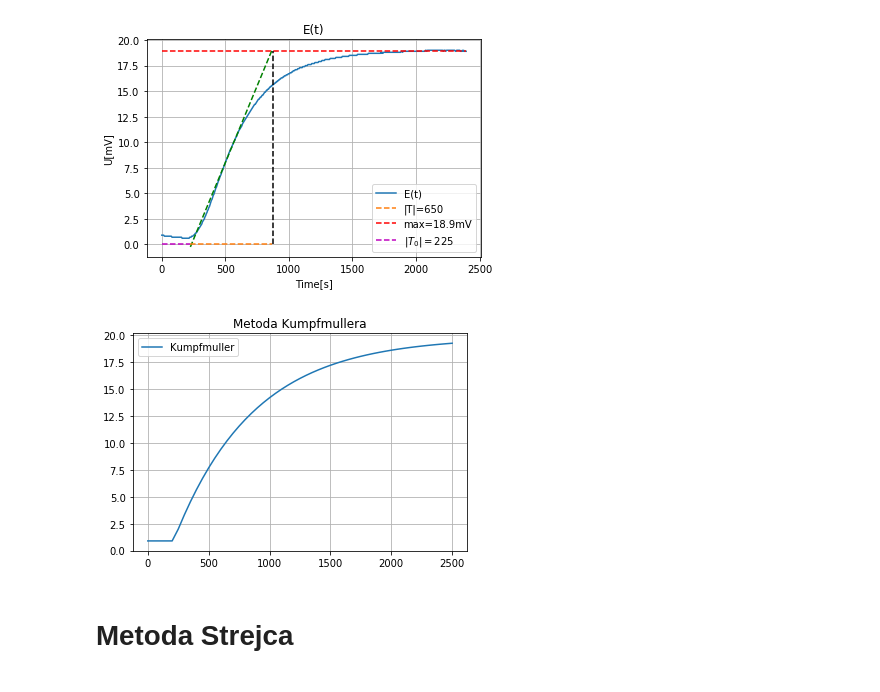
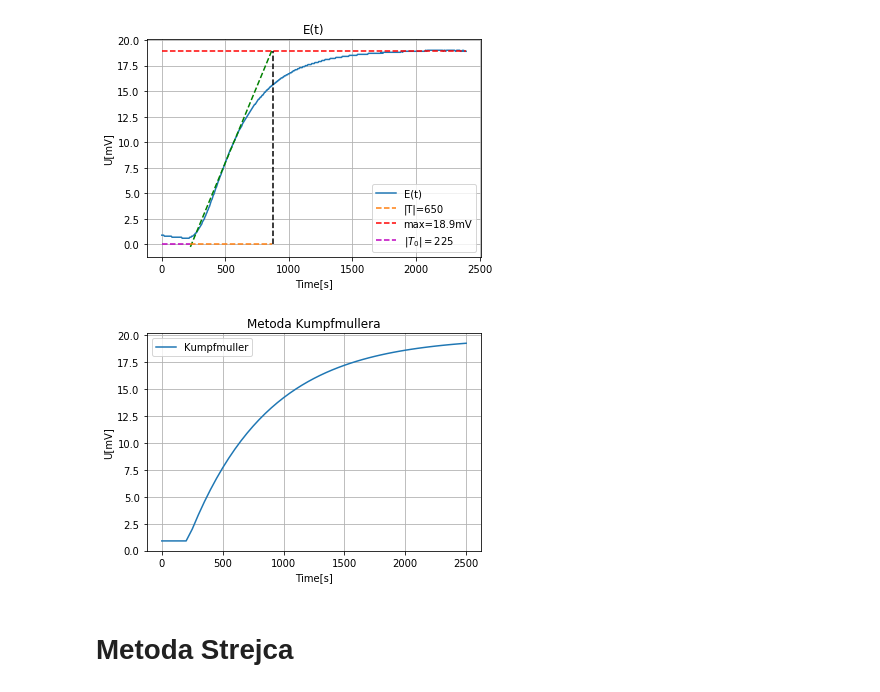
Before and after one commit to John15321/UOA, a Jupyter notebook: CW1/oesu.ipynb, the cells around one changed output. Drawn from its saved outputs; the diff is of its cells as text; code cells hidden in the pictures.

```diff
--- a/CW1/oesu.ipynb
+++ b/CW1/oesu.ipynb
@@ -98,12 +98,14 @@ x_sim = np.arange(0, 2550, 50)
 # %%
 plt.plot(x_sim, y_kumpf, label="Kumpfmuller")
 plt.grid(True)
 plt.legend()
+plt.xlabel("Time[s]")
+plt.ylabel("U[mV]")
 plt.title("Metoda Kumpfmullera")
 plt.savefig("metoda_kumpfmullera.png", dpi=300)
 plt.show()
 # %% [output]
-[figure, old version]
+[figure, new version]
 # %% [markdown]
 # Metoda Strejca
 # %% [markdown]
```
Also changed, not shown: parts of 2 cells of this notebook, 3 other files.
